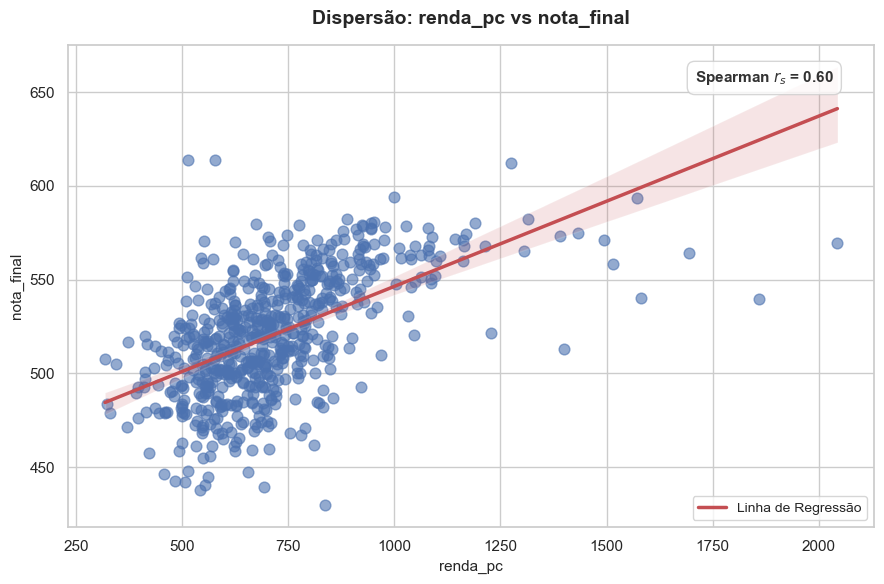
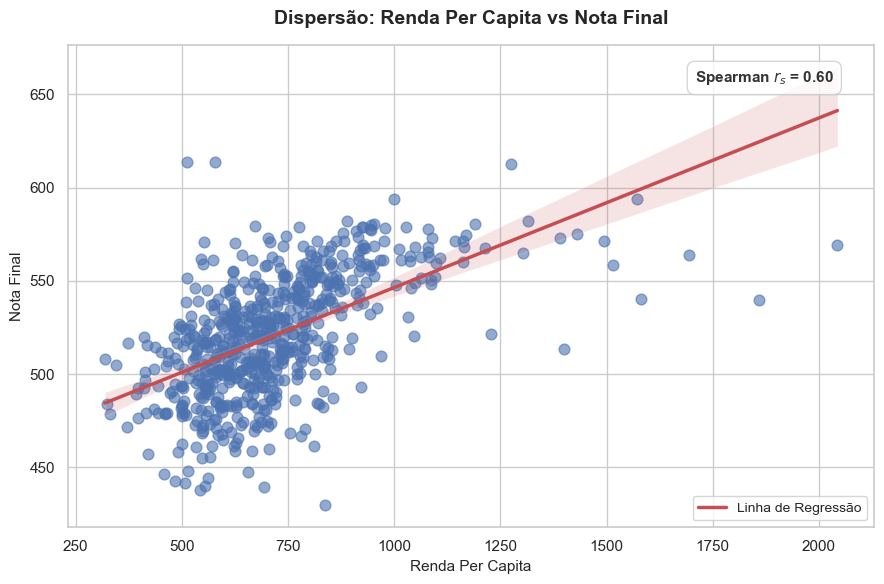
The change to this notebook cell's code, shown as a diff; its figure went from the first image to the second:
--- before
+++ after
@@ -1,4 +1,6 @@
 variavel_y = 'nota_final'
 variavel_x = 'renda_pc'
+nome_y = 'Nota Final'
+nome_x = 'Renda Per Capita'
 
 # 1. Calcula a correlação de Pearson dinamicamente para essas duas variáveis
@@ -31,7 +33,7 @@
 
 # Títulos e rótulos
-plt.title(f'Dispersão: {variavel_x} vs {variavel_y}', fontsize=14, pad=15, weight='bold')
-plt.xlabel(variavel_x, fontsize=11)
-plt.ylabel(variavel_y, fontsize=11)
+plt.title(f'Dispersão: {nome_x} vs {nome_y}', fontsize=14, pad=15, weight='bold')
+plt.xlabel(nome_x, fontsize=11)
+plt.ylabel(nome_y, fontsize=11)
 
 # 4. Ativa a legenda na tela

Commit: Mais correções de labels de gráficos